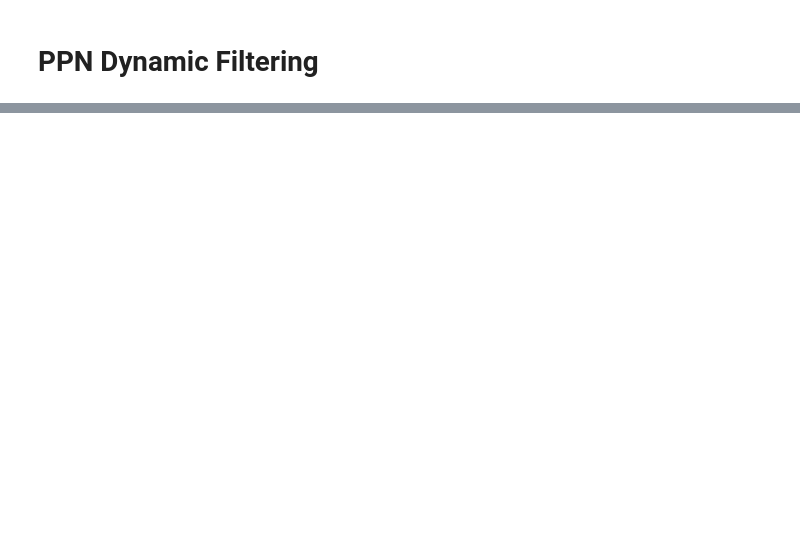
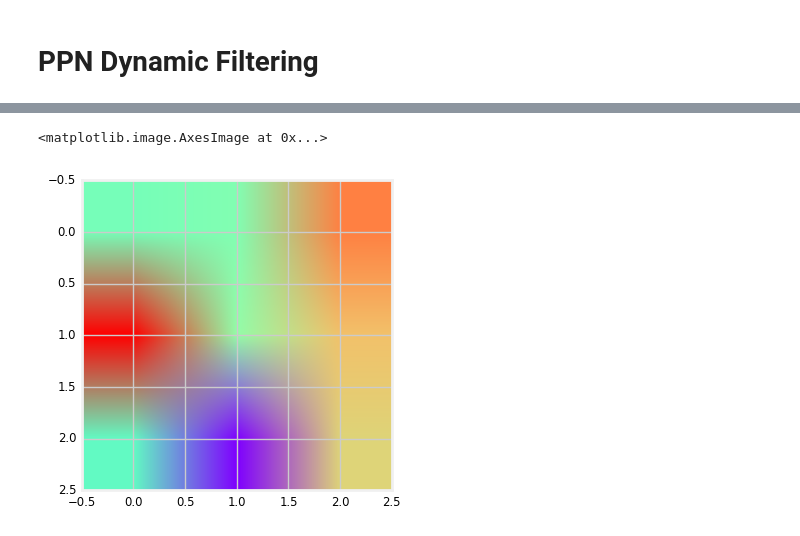
Before and after one commit to unique-horn/ppap-experiments, a Jupyter notebook: dfn/dfn-mnist.ipynb, the cells around one changed output, grey strips where cells are left out. Drawn from its saved outputs; the diff is of its cells as text; code cells hidden in the pictures; blank space fills up the shorter version.

```diff
--- a/dfn/dfn-mnist.ipynb
+++ b/dfn/dfn-mnist.ipynb
@@ -73,0 +106,5 @@ model.add(PPDFN(3, 28, 28))
+# %%
+plt.imshow(fs[0, :, :, 0, 0])
+# %% [output]
+<matplotlib.image.AxesImage at 0x...>
+[figure, added]
```
Also changed, not shown: parts of 10 cells of this notebook, 1 other file.
